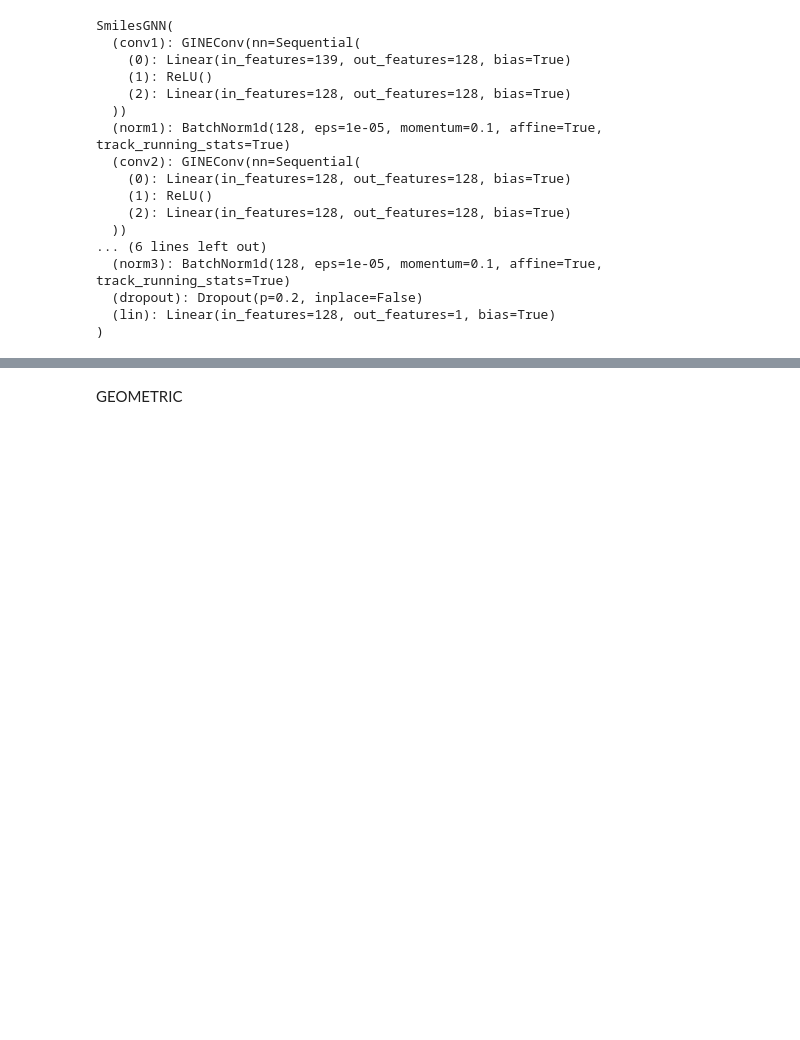
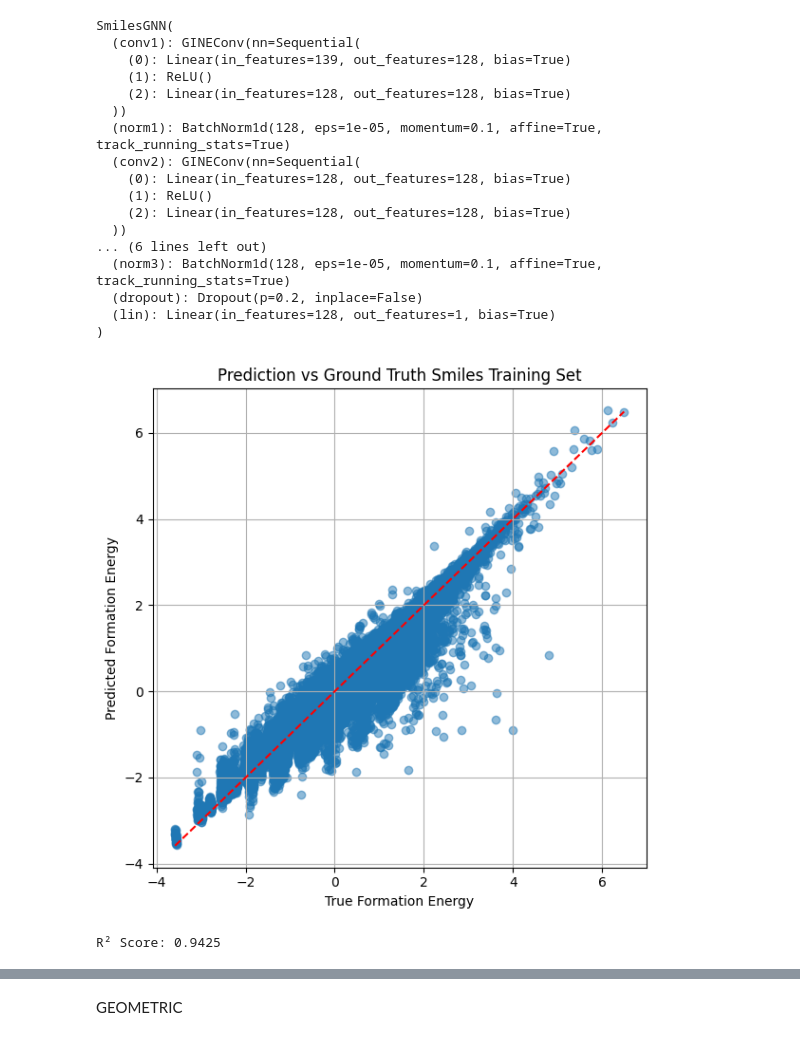
Before and after one commit to DanDan201/DL-Assignment2, a Jupyter notebook: ass2_skeleton.ipynb, the cells around one changed output, grey strips where cells are left out. Drawn from its saved outputs; the diff is of its cells as text; code cells hidden in the pictures; blank space fills up the shorter version.

```diff
--- a/ass2_skeleton.ipynb
+++ b/ass2_skeleton.ipynb
@@ -462,4 +462,33 @@ SmilesGNN(
   (dropout): Dropout(p=0.2, inplace=False)
   (lin): Linear(in_features=128, out_features=1, bias=True)
 )
+# %%
+# Show predictions vs ground truth for SMILES training set
+
+y_true = []
+y_pred = []
+
+with torch.no_grad():
+    for batch in smiles_train_loader:
+        batch = batch.to(device)
+        output = smilesModel(batch)
+        y_true.extend(batch.y.cpu().numpy())
+        y_pred.extend(output.cpu().numpy())
+
+# Plot
+plt.figure(figsize=(6, 6))
+plt.scatter(y_true, y_pred, alpha=0.5)
+plt.plot([min(y_true), max(y_true)], [min(y_true), max(y_true)], 'r--')
+plt.xlabel("True Formation Energy")
+plt.ylabel("Predicted Formation Energy")
+plt.title("Prediction vs Ground Truth Smiles Training Set")
+plt.grid(True)
+plt.tight_layout()
+plt.show()
+
+r2 = r2_score(y_true, y_pred)
+print(f"R² Score: {r2:.4f}")
+# %% [output]
+[figure, added]
+R² Score: 0.9425
 # %%
```
Also changed, not shown: parts of 5 cells of this notebook, 1 other file.
